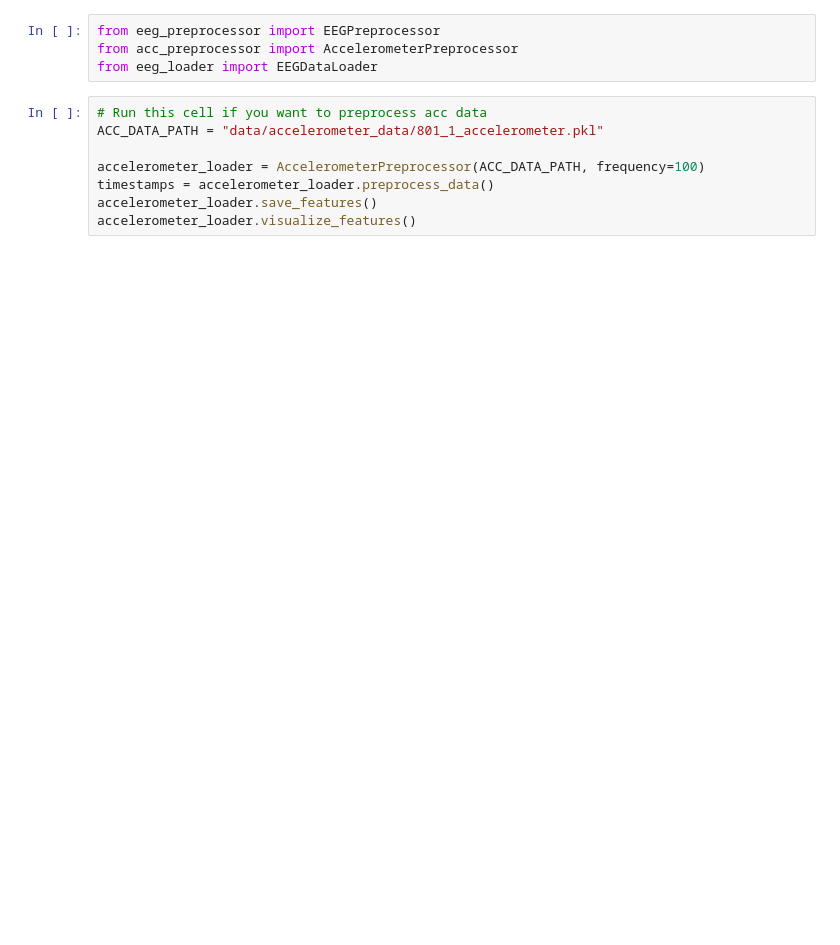
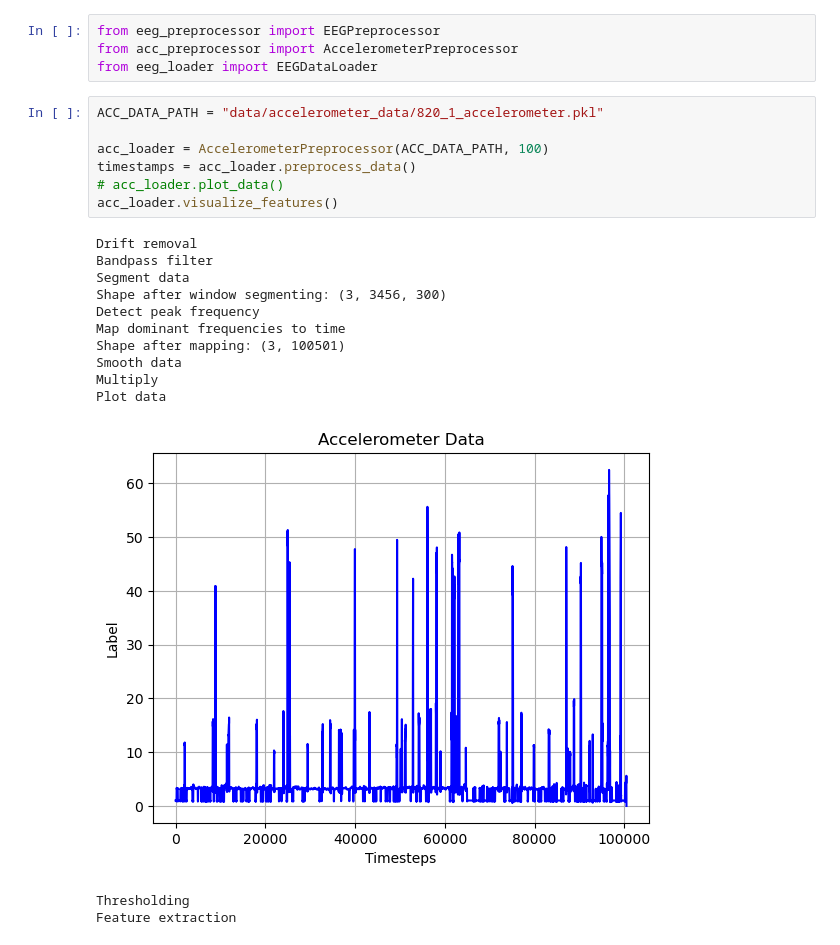
Before and after one commit to michaelzixizhou/parkinsons-tremor-detection, a Jupyter notebook: preprocess.ipynb, the cells around one changed output. Drawn from its saved outputs; the diff is of its cells as text; blank space fills up the shorter version.

```diff
--- a/preprocess.ipynb
+++ b/preprocess.ipynb
@@ -2,11 +2,24 @@
 from eeg_preprocessor import EEGPreprocessor
 from acc_preprocessor import AccelerometerPreprocessor
 from eeg_loader import EEGDataLoader
-# %%
-# Run this cell if you want to preprocess acc data
-ACC_DATA_PATH = "data/accelerometer_data/801_1_accelerometer.pkl"
-
-accelerometer_loader = AccelerometerPreprocessor(ACC_DATA_PATH, frequency=100)
-timestamps = accelerometer_loader.preprocess_data()
-accelerometer_loader.save_features()
-accelerometer_loader.visualize_features()
+# %%
+ACC_DATA_PATH = "data/accelerometer_data/820_1_accelerometer.pkl"
+
+acc_loader = AccelerometerPreprocessor(ACC_DATA_PATH, 100)
+timestamps = acc_loader.preprocess_data()
+# acc_loader.plot_data()
+acc_loader.visualize_features()
+# %% [output]
+Drift removal
+Bandpass filter
+Segment data
+Shape after window segmenting: (3, 3456, 300)
+Detect peak frequency
+Map dominant frequencies to time
+Shape after mapping: (3, 100501)
+Smooth data
+Multiply
+Plot data
+[figure, added]
+Thresholding
+Feature extraction
```
Also changed, not shown: parts of 5 cells of this notebook, 3 other files.
